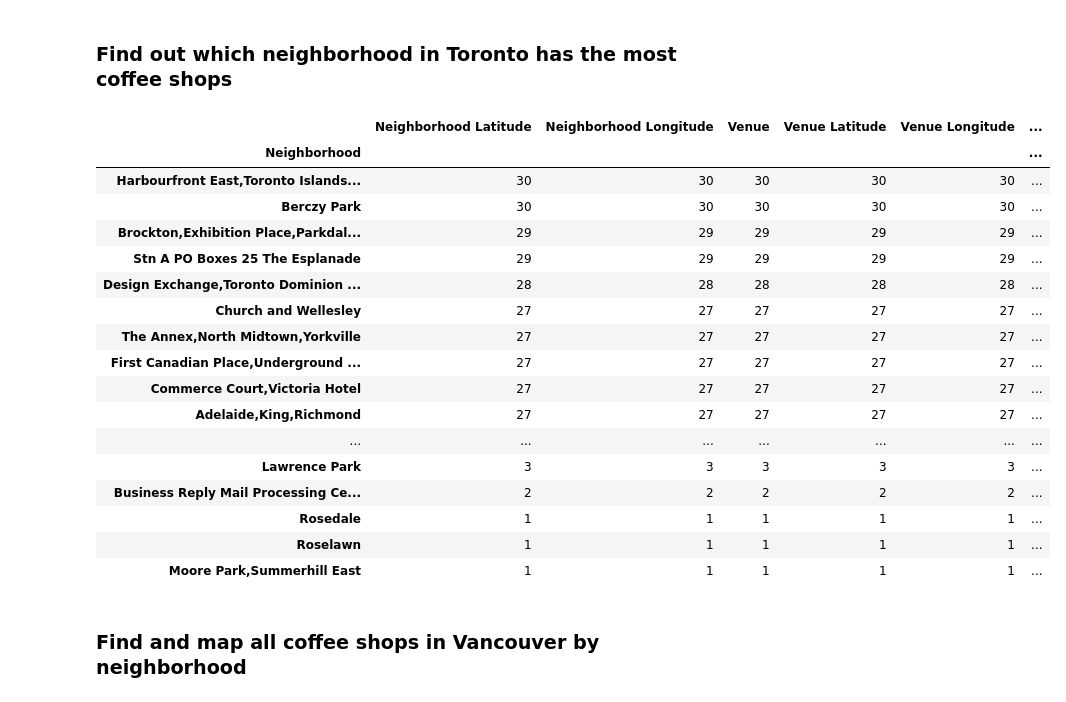
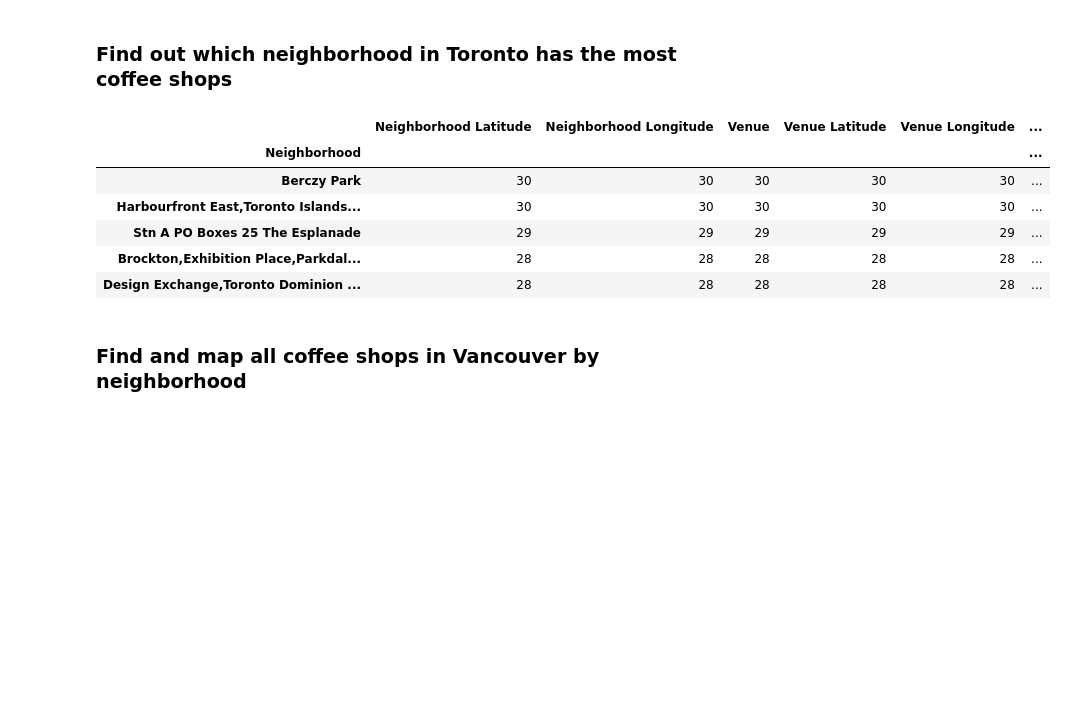
Before and after one commit to dkhlv/Coursera_Capstone, a Jupyter notebook: Capstone-Project/coffee-shop-comparison.ipynb, the cells around one changed output. Saved outputs shown, nothing was run; the diff lists cells and outputs as text; code cells hidden in the pictures; blank space fills up the shorter version.

```diff
--- a/Capstone-Project/coffee-shop-comparison.ipynb
+++ b/Capstone-Project/coffee-shop-comparison.ipynb
@@ -136,7 +136,7 @@ geospacial_data.head()
 # %% [markdown]
 Transform dataframe to leave only boroughs that contain the word Toronto
 # %%
-df_tor = df_tor[df_tor.Borough.str.contains("Toronto")].reset_index(drop=True)
+# df_tor = df_tor[df_tor.Borough.str.contains("Toronto")].reset_index(drop=True)
 # %% [markdown]
 Combine two dataframes
 # %%
@@ -225,7 +225,7 @@ toronto_map
 [interactive output not drawn]
 # %%
 # create map of Vancouver using latitude and longitude values
-vancouver_map = folium.Map(location=[van_coordinates[0], van_coordinates[1]], zoom_start=10)
+vancouver_map = folium.Map(location=[van_coordinates[0], van_coordinates[1]], zoom_start=11)
 
 # add markers to map
 for lat, lng, neighborhood in zip(df_van['Latitude'], df_van['Longitude'], df_van['Neighborhood']):
@@ -248,6 +246,6 @@ vancouver_map
 # %%
 CLIENT_ID = '' # your Foursquare ID
 CLIENT_SECRET = '' # your Foursquare Secret
-VERSION = '20190928' # Foursquare API version
+VERSION = '20190929' # Foursquare API version
 # %% [markdown]
 ### Find all coffee shops in Toronto by neighborhood
@@ -358,26 +368,16 @@ Looks like overall **Toronto has 723 coffee shops** according to Foursquare API
 ### Find out which neighborhood in Toronto has the most coffee shops
 # %%
 sorted_tor = toronto_coffee_shops.groupby('Neighborhood').count()
-sorted_tor.sort_values('Venue', ascending=False)
+sorted_tor = sorted_tor.sort_values('Venue', ascending=False)
+sorted_tor.head()
 # %% [output]
 |  | Neighborhood Latitude | Neighborhood Longitude | Venue | Venue Latitude | Venue Longitude | ... |
 | Neighborhood |  |  |  |  |  | ... |
+| Berczy Park | 30 | 30 | 30 | 30 | 30 | ... |
 | Harbourfront East,Toronto Islands... | 30 | 30 | 30 | 30 | 30 | ... |
-| Berczy Park | 30 | 30 | 30 | 30 | 30 | ... |
-| Brockton,Exhibition Place,Parkdal... | 29 | 29 | 29 | 29 | 29 | ... |
 | Stn A PO Boxes 25 The Esplanade | 29 | 29 | 29 | 29 | 29 | ... |
+| Brockton,Exhibition Place,Parkdal... | 28 | 28 | 28 | 28 | 28 | ... |
 | Design Exchange,Toronto Dominion ... | 28 | 28 | 28 | 28 | 28 | ... |
-| Church and Wellesley | 27 | 27 | 27 | 27 | 27 | ... |
-| The Annex,North Midtown,Yorkville | 27 | 27 | 27 | 27 | 27 | ... |
-| First Canadian Place,Underground ... | 27 | 27 | 27 | 27 | 27 | ... |
-| Commerce Court,Victoria Hotel | 27 | 27 | 27 | 27 | 27 | ... |
-| Adelaide,King,Richmond | 27 | 27 | 27 | 27 | 27 | ... |
-| ... | ... | ... | ... | ... | ... | ... |
-| Lawrence Park | 3 | 3 | 3 | 3 | 3 | ... |
-| Business Reply Mail Processing Ce... | 2 | 2 | 2 | 2 | 2 | ... |
-| Rosedale | 1 | 1 | 1 | 1 | 1 | ... |
-| Roselawn | 1 | 1 | 1 | 1 | 1 | ... |
-| Moore Park,Summerhill East | 1 | 1 | 1 | 1 | 1 | ... |
 # %% [markdown]
 ### Find and map all coffee shops in Vancouver by neighborhood
 # %% [markdown]
```
Also changed, not shown: parts of 34 cells of this notebook.
